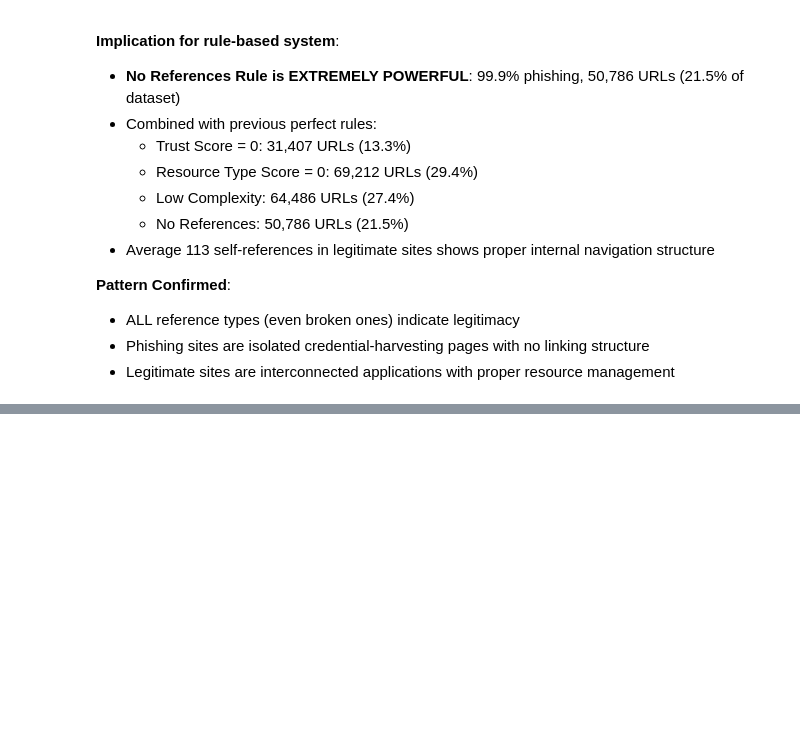
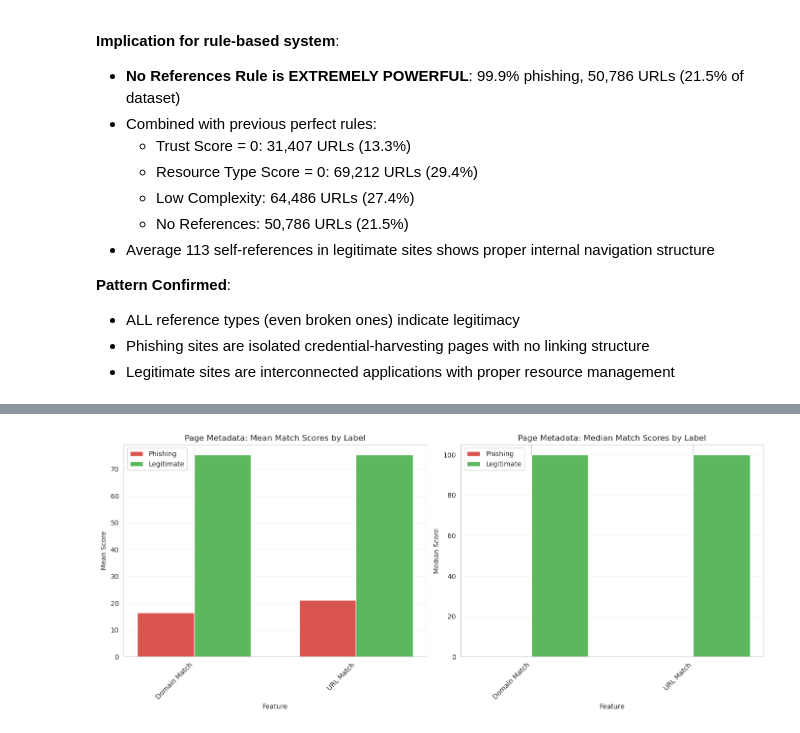
Before and after one commit to D0bledore/kaggle-phising-url-dataset, a Jupyter notebook: 1. Exploration.ipynb, the cells around one changed output, grey strips where cells are left out. Cells and saved outputs as stored; diff of their text form; code cells hidden in the pictures; blank space fills up the shorter version.

```diff
--- a/1. Exploration.ipynb
+++ b/1. Exploration.ipynb
@@ -3640,0 +3645,79 @@ NoOfEmptyRef:
+# %%
+# Distribution analysis for page metadata
+print("=== Page Metadata: Distribution Analysis ===\n")
+
+# First, check the Title field type and content
+print("Title field analysis:")
+print(f"  Data type: {df4['Title'].dtype}")
+print(f"  Sample values: {df4['Title'].head(10).tolist()}")
+print(f"  Unique values: {df4['Title'].nunique()}")
+print()
+
+metadata_features = ['DomainTitleMatchScore', 'URLTitleMatchScore']
+
+phish_df = df4[df4['label'] == 0]
+legit_df = df4[df4['label'] == 1]
+
+# Basic statistics for match scores
+summary_data = []
+for feature in metadata_features:
+    phish_mean = phish_df[feature].mean()
+    legit_mean = legit_df[feature].mean()
+
+    phish_median = phish_df[feature].median()
+    legit_median = legit_df[feature].median()
+
+    print(f"{feature}:")
+    print(f"  Phishing:")
+    print(f"    Mean:   {phish_mean:>7.4f}")
+    print(f"    Median: {phish_median:>7.4f}")
+    print(f"  Legitimate:")
+    print(f"    Mean:   {legit_mean:>7.4f}")
+    print(f"    Median: {legit_median:>7.4f}")
+    print()
+
+    summary_data.append({
+        'Feature': feature,
+        'Phishing Mean': phish_mean,
+        'Legitimate Mean': legit_mean,
+        'Phishing Median': phish_median,
+        'Legitimate Median': legit_median
+    })
+
+# Visualization
+fig, (ax1, ax2) = plt.subplots(1, 2, figsize=(14, 6))
+
+# Mean values
+x = np.arange(len(metadata_features))
+width = 0.35
+
+phish_means = [row['Phishing Mean'] for row in summary_data]
+legit_means = [row['Legitimate Mean'] for row in summary_data]
+
+ax1.bar(x - width/2, phish_means, width, label='Phishing', color='#d9534f')
+ax1.bar(x + width/2, legit_means, width, label='Legitimate', color='#5cb85c')
+ax1.set_xlabel('Feature')
+ax1.set_ylabel('Mean Score')
+ax1.set_title('Page Metadata: Mean Match Scores by Label')
+ax1.set_xticks(x)
+ax1.set_xticklabels(['Domain Match', 'URL Match'], rotation=45, ha='right')
+ax1.legend()
+ax1.grid(axis='y', alpha=0.3)
+
+# Median values
+phish_medians = [row['Phishing Median'] for row in summary_data]
+legit_medians = [row['Legitimate Median'] for row in summary_data]
+
+ax2.bar(x - width/2, phish_medians, width, label='Phishing', color='#d9534f')
+ax2.bar(x + width/2, legit_medians, width, label='Legitimate', color='#5cb85c')
+ax2.set_xlabel('Feature')
+ax2.set_ylabel('Median Score')
+ax2.set_title('Page Metadata: Median Match Scores by Label')
+ax2.set_xticks(x)
+ax2.set_xticklabels(['Domain Match', 'URL Match'], rotation=45, ha='right')
+ax2.legend()
+ax2.grid(axis='y', alpha=0.3)
+
+plt.tight_layout()
+plt.show()
+# %% [output]
@@ -3640,0 +3741 @@ NoOfEmptyRef:
+[figure, added]
```
Also changed, not shown: parts of 9 cells of this notebook.
